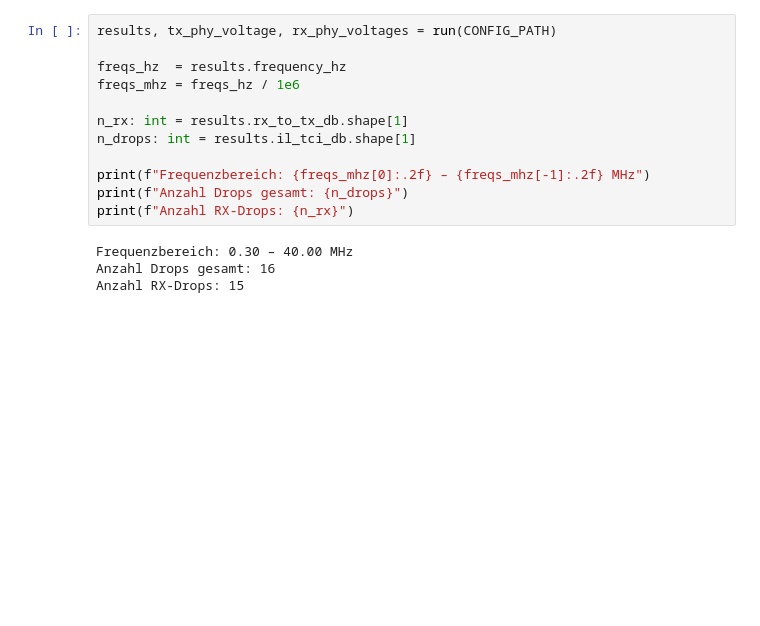
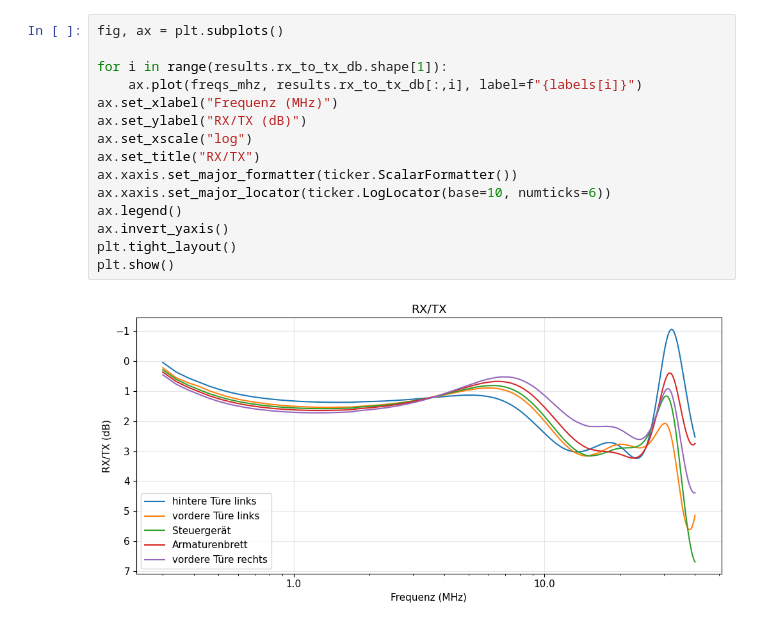
Before and after one commit to m4rin3r0/SPMD-reflexion-sim, a Jupyter notebook: notebooks/analysis.ipynb, the cells around one changed output. Drawn from its saved outputs; the diff is of its cells as text; blank space fills up the shorter version.

```diff
--- a/notebooks/analysis.ipynb
+++ b/notebooks/analysis.ipynb
@@ -24,16 +42,17 @@ CONFIG_PATH = PROJECT_ROOT / "config.yaml"
-# %%
-results, tx_phy_voltage, rx_phy_voltages = run(CONFIG_PATH)
-
-freqs_hz  = results.frequency_hz
-freqs_mhz = freqs_hz / 1e6
-
-n_rx: int = results.rx_to_tx_db.shape[1]
-n_drops: int = results.il_tci_db.shape[1]
-
-print(f"Frequenzbereich: {freqs_mhz[0]:.2f} – {freqs_mhz[-1]:.2f} MHz")
-print(f"Anzahl Drops gesamt: {n_drops}")
-print(f"Anzahl RX-Drops: {n_rx}")
-# %% [output]
-Frequenzbereich: 0.30 – 40.00 MHz
-Anzahl Drops gesamt: 16
-Anzahl RX-Drops: 15
+# %%
+fig, ax = plt.subplots()
+
+for i in range(results.rx_to_tx_db.shape[1]):
+    ax.plot(freqs_mhz, results.rx_to_tx_db[:,i], label=f"{labels[i]}")
+ax.set_xlabel("Frequenz (MHz)")
+ax.set_ylabel("RX/TX (dB)")
+ax.set_xscale("log")
+ax.set_title("RX/TX")
+ax.xaxis.set_major_formatter(ticker.ScalarFormatter())
+ax.xaxis.set_major_locator(ticker.LogLocator(base=10, numticks=6))
+ax.legend()
+ax.invert_yaxis()
+plt.tight_layout()
+plt.show()
+# %% [output]
+[figure, added]
```
Also changed, not shown: parts of 10 cells of this notebook, 1 other file.
